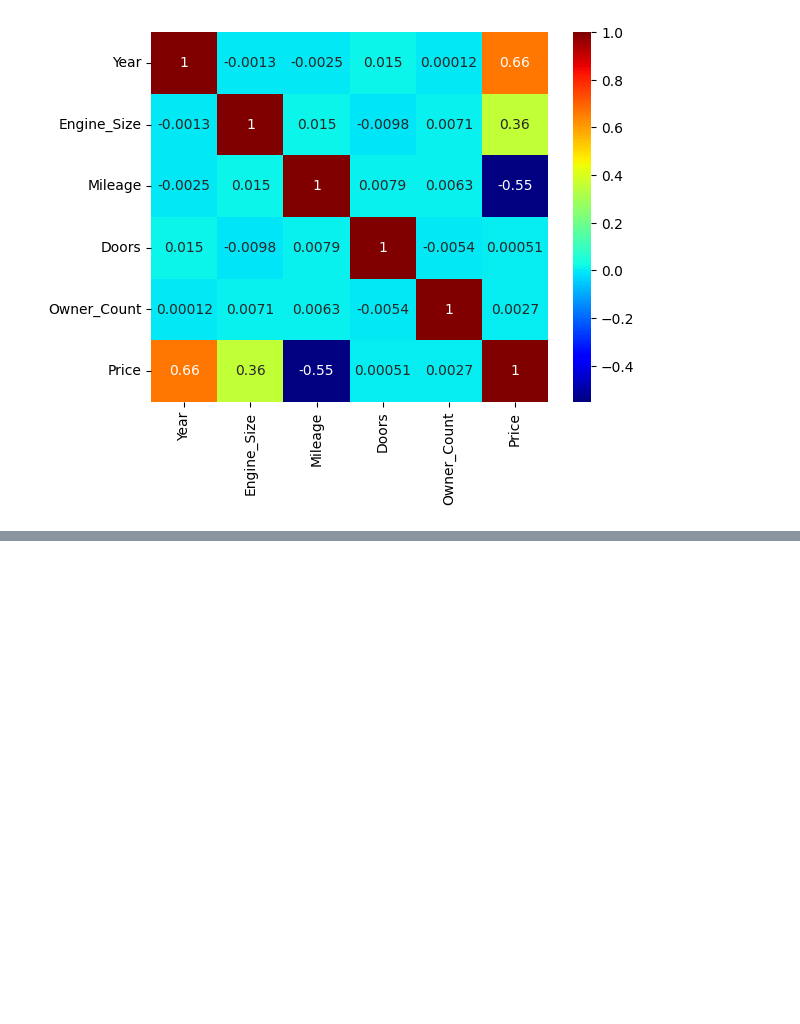
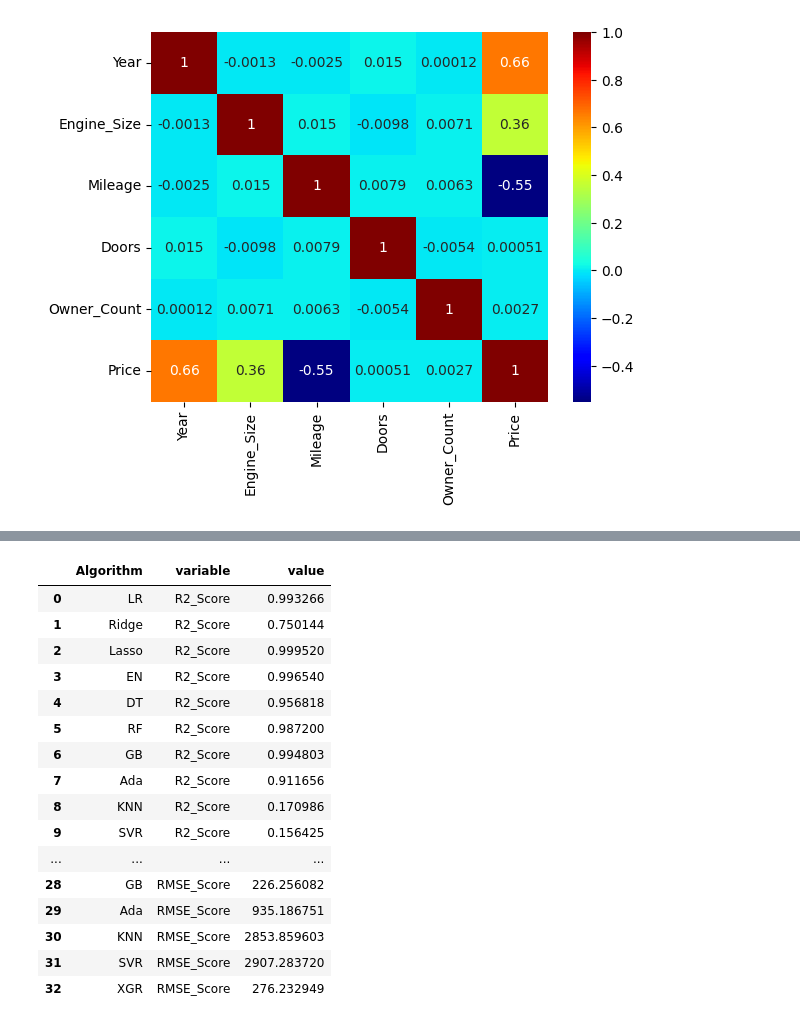
Before and after one commit to abishekparajuli-np/MLProjects, a Jupyter notebook: Car Price Prediction/car_price_prediction.ipynb, the cells around one changed output, grey strips where cells are left out. Saved outputs shown, nothing was run; the diff lists cells and outputs as text; code cells hidden in the pictures; blank space fills up the shorter version.

```diff
--- a/Car Price Prediction/car_price_prediction.ipynb
+++ b/Car Price Prediction/car_price_prediction.ipynb
@@ -236,0 +303,38 @@ print(root_mean_squared_error(y_test,y_pred))
+# %%
+from sklearn.model_selection import train_test_split, cross_val_score
+from sklearn.metrics import r2_score, mean_absolute_error
+from sklearn.pipeline import Pipeline
+import numpy as np
+
+r2_scores = []
+mae_scores = []
+rmse_scores = []
+
+X_train, X_test, y_train, y_test = train_test_split(X, y, test_size=0.3, random_state=42)
+
+for name, model in models.items():
+    pipe = Pipeline([
+        ('preprocess', preprocessor),
+        ('model', model)
+    ])
+
+    # Fit the pipeline
+    pipe.fit(X_train, y_train)
+
+    # Predict
+    y_pred = pipe.predict(X_test)
+
+    # Calculate metrics
+    r2 = r2_score(y_test, y_pred)
+    mae = mean_absolute_error(y_test, y_pred)
+
+    # Cross-validated RMSE
+    cv_scores = cross_val_score(pipe, X_train, y_train, cv=5, scoring='neg_mean_squared_error')
+    rmse = np.sqrt(-np.mean(cv_scores))
+
+    print(f"Name: {name}\nR2: {r2:.4f}\nMAE: {mae:.4f}\nRMSE: {rmse:.4f}\n")
+
+    # Append metrics
+    r2_scores.append(r2)
+    mae_scores.append(mae)
+    rmse_scores.append(rmse)
@@ -236,0 +393,20 @@ print(root_mean_squared_error(y_test,y_pred))
+# %%
+new_performance_df
+# %% [output]
+|  | Algorithm | variable | value |
+| 0 | LR | R2_Score | 0.993266 |
+| 1 | Ridge | R2_Score | 0.750144 |
+| 2 | Lasso | R2_Score | 0.999520 |
+| 3 | EN | R2_Score | 0.996540 |
+| 4 | DT | R2_Score | 0.956818 |
+| 5 | RF | R2_Score | 0.987200 |
+| 6 | GB | R2_Score | 0.994803 |
+| 7 | Ada | R2_Score | 0.911656 |
+| 8 | KNN | R2_Score | 0.170986 |
+| 9 | SVR | R2_Score | 0.156425 |
+| ... | ... | ... | ... |
+| 28 | GB | RMSE_Score | 226.256082 |
+| 29 | Ada | RMSE_Score | 935.186751 |
+| 30 | KNN | RMSE_Score | 2853.859603 |
+| 31 | SVR | RMSE_Score | 2907.283720 |
+| 32 | XGR | RMSE_Score | 276.232949 |
```
Also changed, not shown: parts of 28 cells of this notebook.
